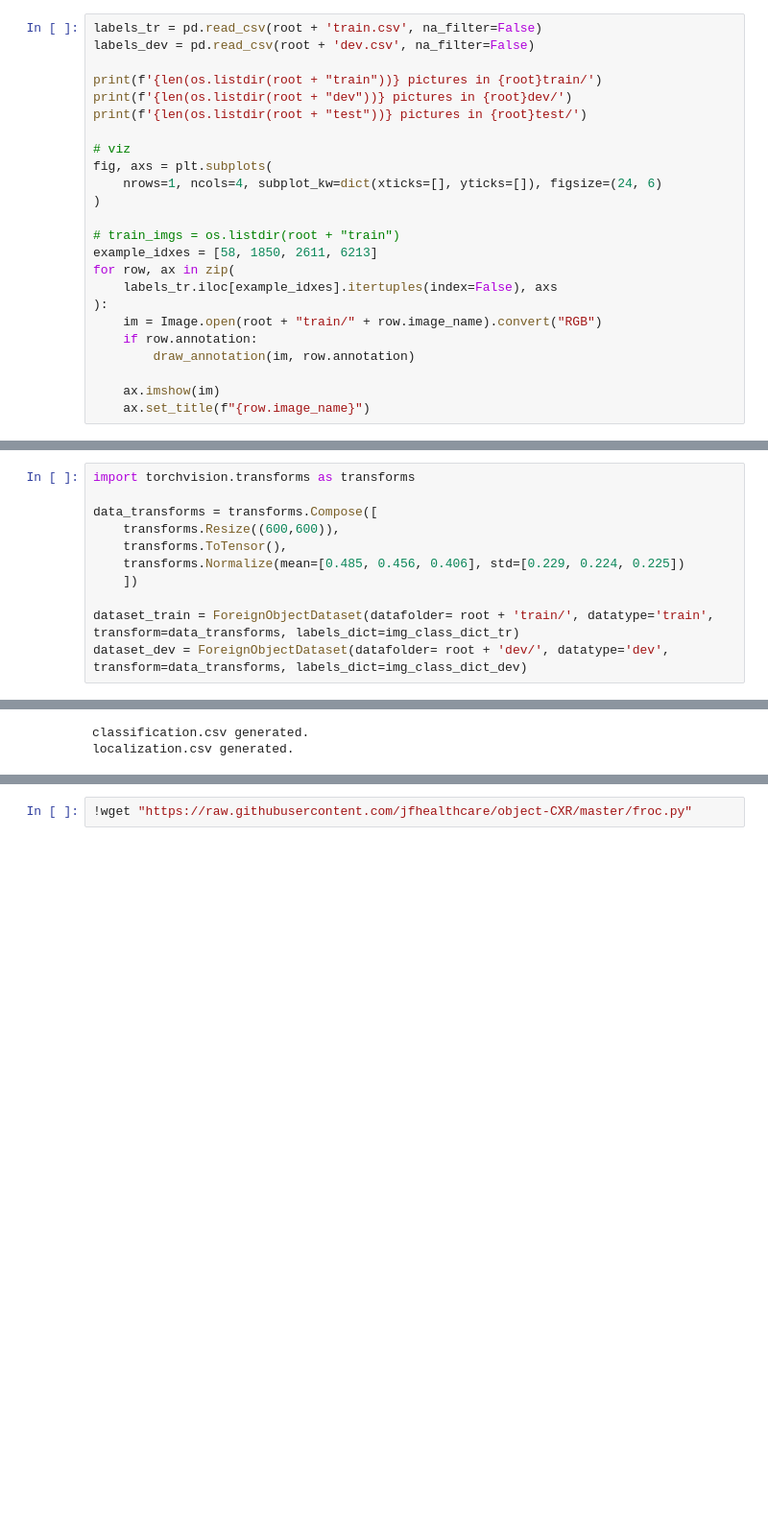
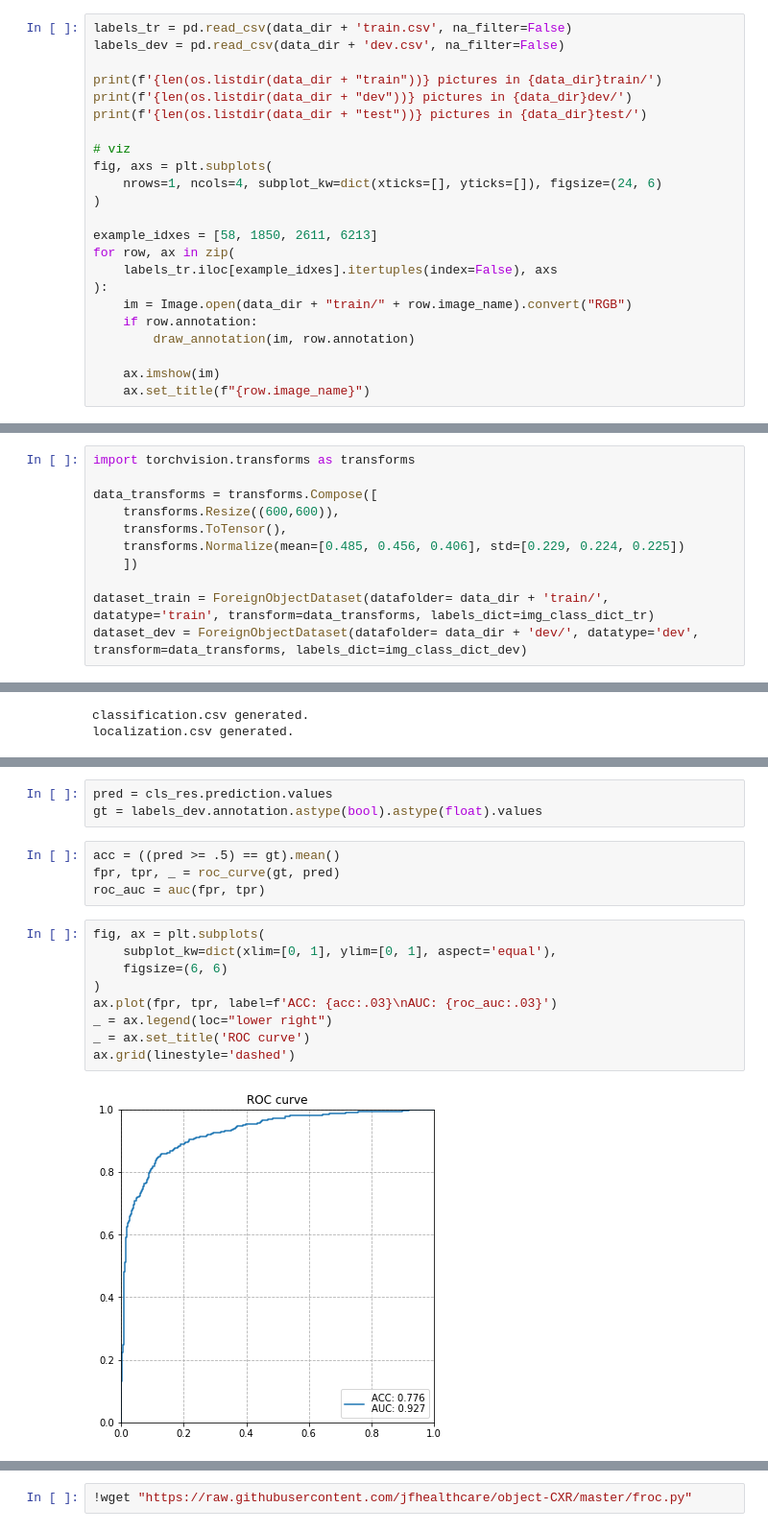
Before and after one commit to hlk-1135/object-CXR, a Jupyter notebook: baseline/baseline.ipynb, the cells around one changed output, grey strips where cells are left out. Shown at 96% size. Saved outputs shown, nothing was run; the diff lists cells and outputs as text; blank space fills up the shorter version.

```diff
--- a/baseline/baseline.ipynb
+++ b/baseline/baseline.ipynb
@@ -49,24 +53,23 @@ def draw_annotation(im, anno_str, fill=(255, 0, 0, 30)):
 # %% [markdown]
 ## Data
 # %%
-labels_tr = pd.read_csv(root + 'train.csv', na_filter=False)
-labels_dev = pd.read_csv(root + 'dev.csv', na_filter=False)
+labels_tr = pd.read_csv(data_dir + 'train.csv', na_filter=False)
+labels_dev = pd.read_csv(data_dir + 'dev.csv', na_filter=False)
 
-print(f'{len(os.listdir(root + "train"))} pictures in {root}train/')
-print(f'{len(os.listdir(root + "dev"))} pictures in {root}dev/')
-print(f'{len(os.listdir(root + "test"))} pictures in {root}test/')
+print(f'{len(os.listdir(data_dir + "train"))} pictures in {data_dir}train/')
+print(f'{len(os.listdir(data_dir + "dev"))} pictures in {data_dir}dev/')
+print(f'{len(os.listdir(data_dir + "test"))} pictures in {data_dir}test/')
 
 # viz
 fig, axs = plt.subplots(
     nrows=1, ncols=4, subplot_kw=dict(xticks=[], yticks=[]), figsize=(24, 6)
 )
 
-# train_imgs = os.listdir(root + "train")
 example_idxes = [58, 1850, 2611, 6213]
 for row, ax in zip(
     labels_tr.iloc[example_idxes].itertuples(index=False), axs
 ):
-    im = Image.open(root + "train/" + row.image_name).convert("RGB")
+    im = Image.open(data_dir + "train/" + row.image_name).convert("RGB")
     if row.annotation:
         draw_annotation(im, row.annotation)
 
@@ -173,8 +176,8 @@ data_transforms = transforms.Compose([
     transforms.Normalize(mean=[0.485, 0.456, 0.406], std=[0.229, 0.224, 0.225])
     ])
 
-dataset_train = ForeignObjectDataset(datafolder= root + 'train/', datatype='train', transform=data_transforms, labels_dict=img_class_dict_tr)
-dataset_dev = ForeignObjectDataset(datafolder= root + 'dev/', datatype='dev', transform=data_transforms, labels_dict=img_class_dict_dev)
+dataset_train = ForeignObjectDataset(datafolder= data_dir + 'train/', datatype='train', transform=data_transforms, labels_dict=img_class_dict_tr)
+dataset_dev = ForeignObjectDataset(datafolder= data_dir + 'dev/', datatype='dev', transform=data_transforms, labels_dict=img_class_dict_dev)
 # %%
 data_loader = torch.utils.data.DataLoader(
     dataset_train, batch_size=8, shuffle= True, num_workers=4,
@@ -330 +335,19 @@ localization.csv generated.
+# %%
+pred = cls_res.prediction.values
+gt = labels_dev.annotation.astype(bool).astype(float).values
+# %%
+acc = ((pred >= .5) == gt).mean()
+fpr, tpr, _ = roc_curve(gt, pred)
+roc_auc = auc(fpr, tpr)
+# %%
+fig, ax = plt.subplots(
+    subplot_kw=dict(xlim=[0, 1], ylim=[0, 1], aspect='equal'),
+    figsize=(6, 6)
+)
+ax.plot(fpr, tpr, label=f'ACC: {acc:.03}\nAUC: {roc_auc:.03}')
+_ = ax.legend(loc="lower right")
+_ = ax.set_title('ROC curve')
+ax.grid(linestyle='dashed')
+# %% [output]
+[figure, added]
 # %% [markdown]
```
Also changed, not shown: parts of 8 cells of this notebook, 1 other file.
